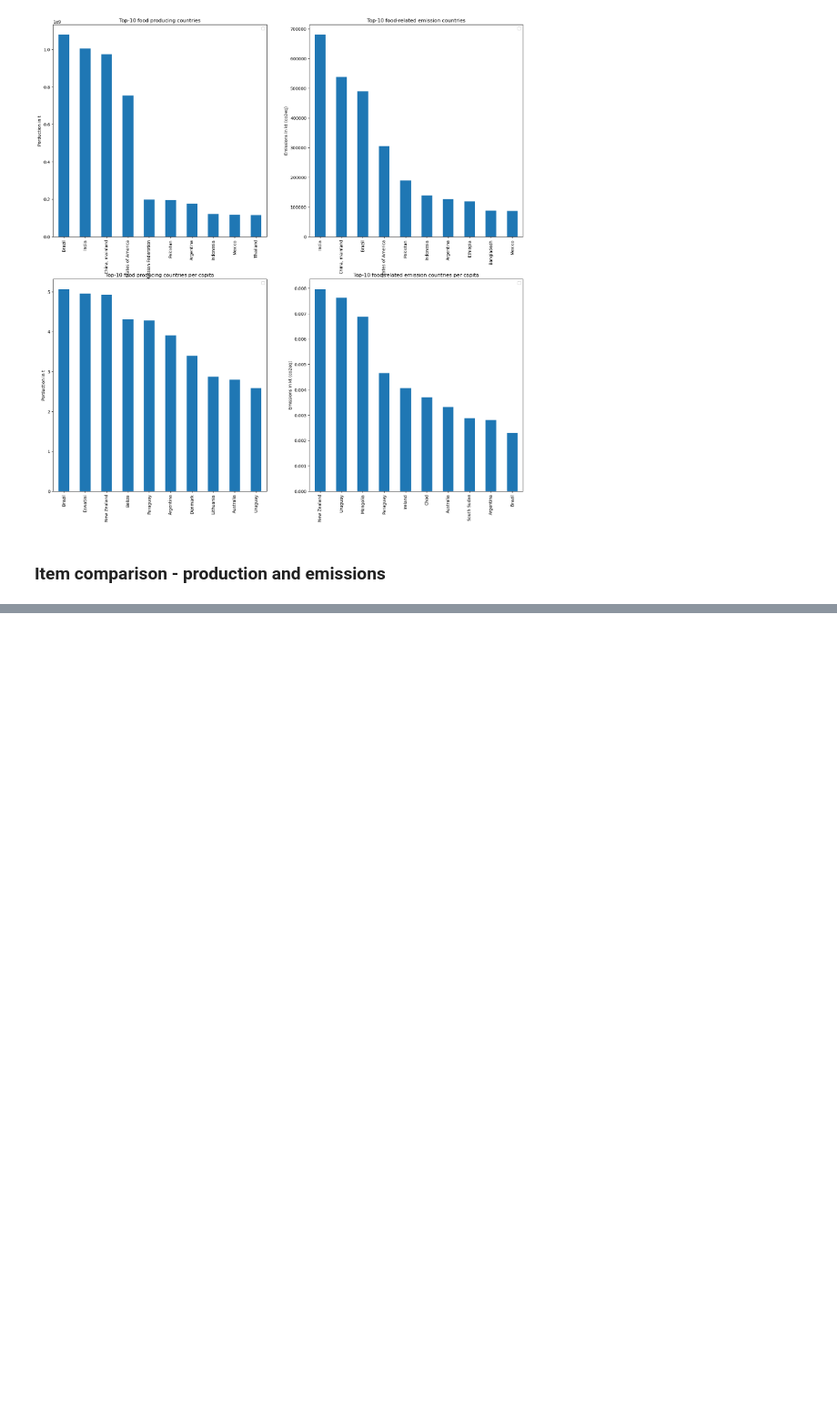
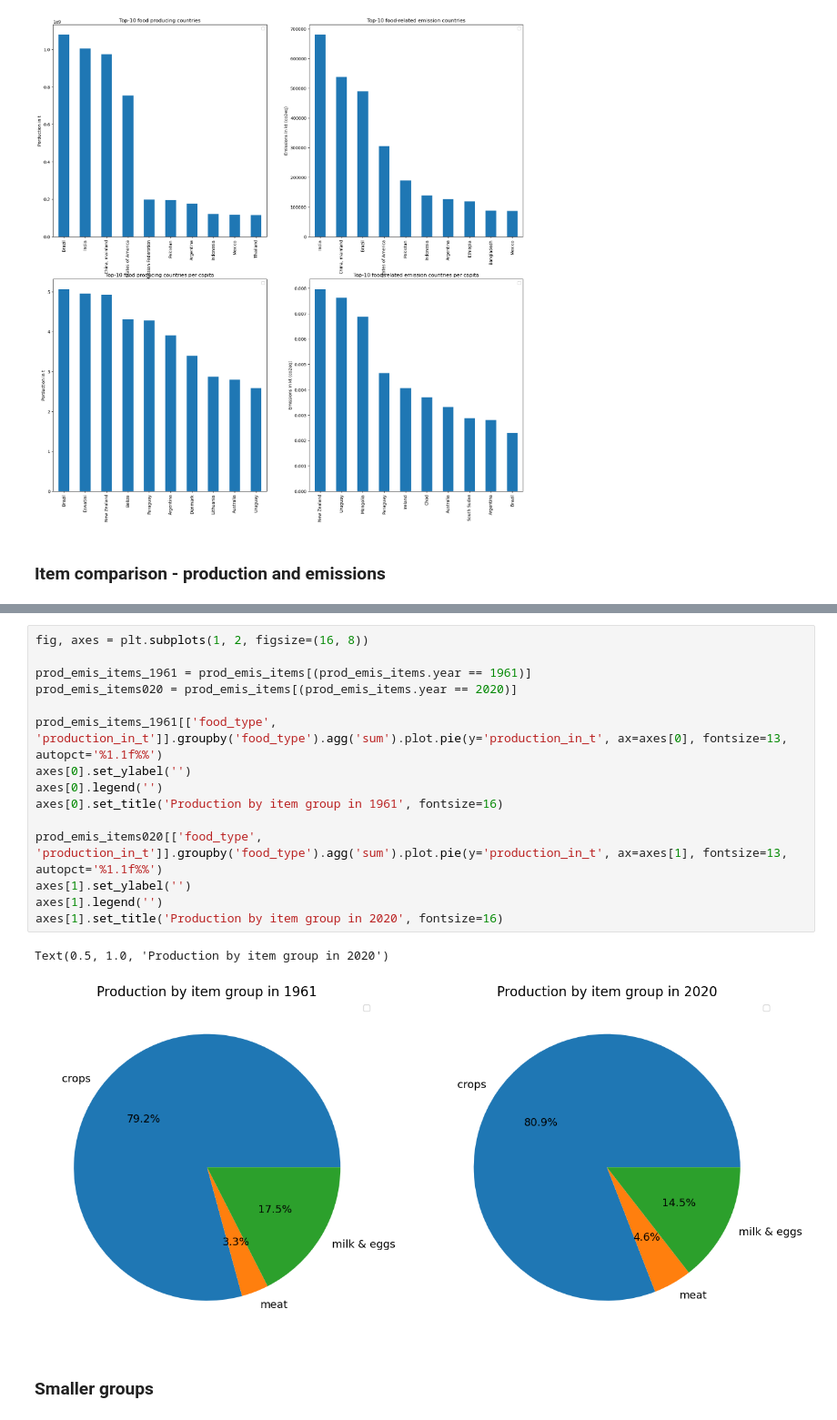
Before and after one commit to kostinam/neuefische-capstone, a Jupyter notebook: cl-eda.ipynb, the cells around one changed output, grey strips where cells are left out. Shown at 91% size. Cells and saved outputs as stored; diff of their text form; blank space fills up the shorter version.

```diff
--- a/cl-eda.ipynb
+++ b/cl-eda.ipynb
@@ -332,3 +377,23 @@ Text(0, 0.5, 'Emissions in kt (co2eq)')
+# %%
+fig, axes = plt.subplots(1, 2, figsize=(16, 8))
+
+prod_emis_items_1961 = prod_emis_items[(prod_emis_items.year == 1961)]
+prod_emis_items020 = prod_emis_items[(prod_emis_items.year == 2020)]
+
+prod_emis_items_1961[['food_type', 'production_in_t']].groupby('food_type').agg('sum').plot.pie(y='production_in_t', ax=axes[0], fontsize=13, autopct='%1.1f%%')
+axes[0].set_ylabel('')
+axes[0].legend('')
+axes[0].set_title('Production by item group in 1961', fontsize=16)
+
+prod_emis_items020[['food_type', 'production_in_t']].groupby('food_type').agg('sum').plot.pie(y='production_in_t', ax=axes[1], fontsize=13, autopct='%1.1f%%')
+axes[1].set_ylabel('')
+axes[1].legend('')
+axes[1].set_title('Production by item group in 2020', fontsize=16)
+# %% [output]
+Text(0.5, 1.0, 'Production by item group in 2020')
+[figure, added]
+# %% [markdown]
+### Smaller groups
 # %%
 fig, axes = plt.subplots(1, 2, figsize=(16, 8))
 
```
Also changed, not shown: parts of 29 cells of this notebook.
